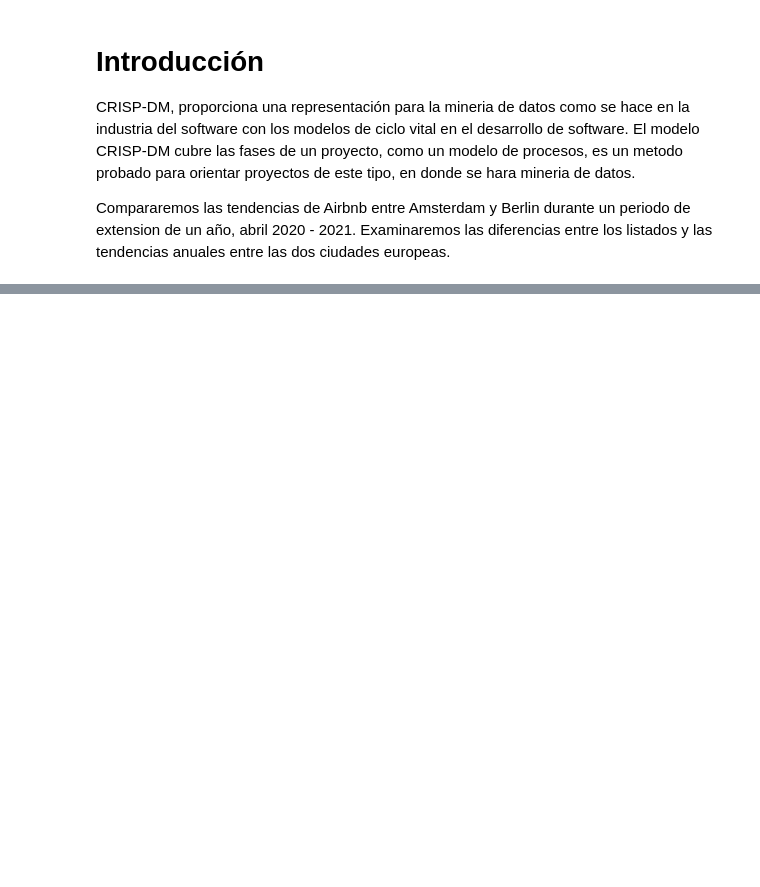
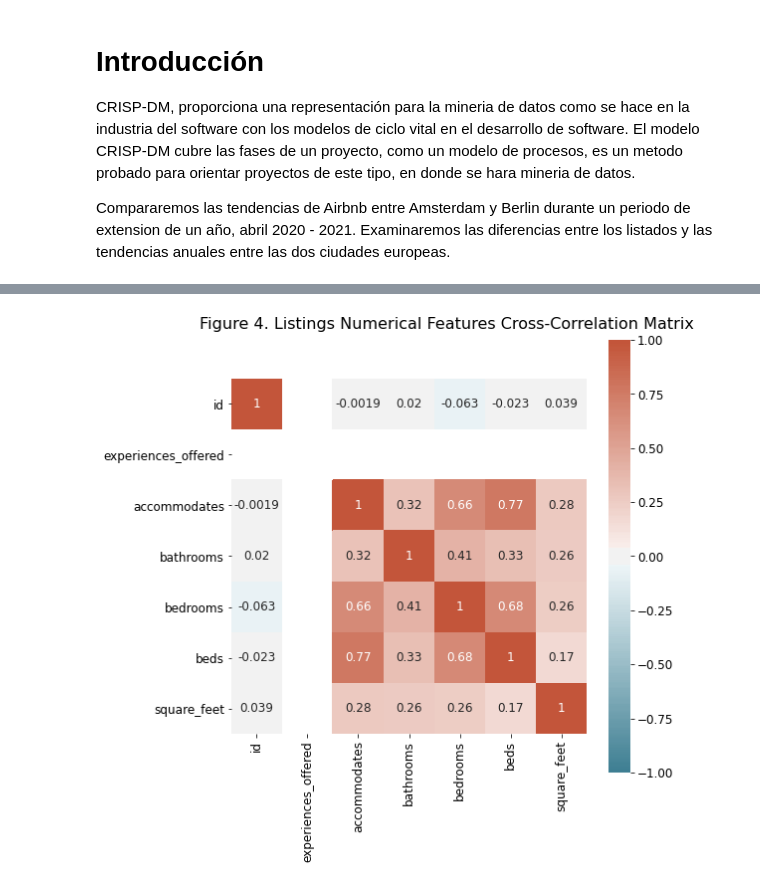
Before and after one commit to milorico/KDD2020-01, a Jupyter notebook: KDD_Project_UNAB_2020_01.ipynb, the cells around one changed output, grey strips where cells are left out. Cells and saved outputs as stored; diff of their text form; code cells hidden in the pictures; blank space fills up the shorter version.

```diff
--- a/KDD_Project_UNAB_2020_01.ipynb
+++ b/KDD_Project_UNAB_2020_01.ipynb
@@ -18,0 +342,8 @@ El negocio del hospedaje para turismo o celebraciones se ha modernizado notablem
+# %%
+fig4, ax4 = plt.subplots(figsize=(8, 8))
+ax4 = sns.heatmap(listings.select_dtypes(include=np.number).corr(), ax=ax4,
+                  vmin=-1, vmax=1, center=0, annot=True, square=True,
+                  cmap=sns.diverging_palette(220, 20, n=200))
+fig4.suptitle('Figure 4. Listings Numerical Features Cross-Correlation Matrix', y=0.92);
+# %% [output]
+[figure, added]
```
Also changed, not shown: parts of 102 cells of this notebook.
